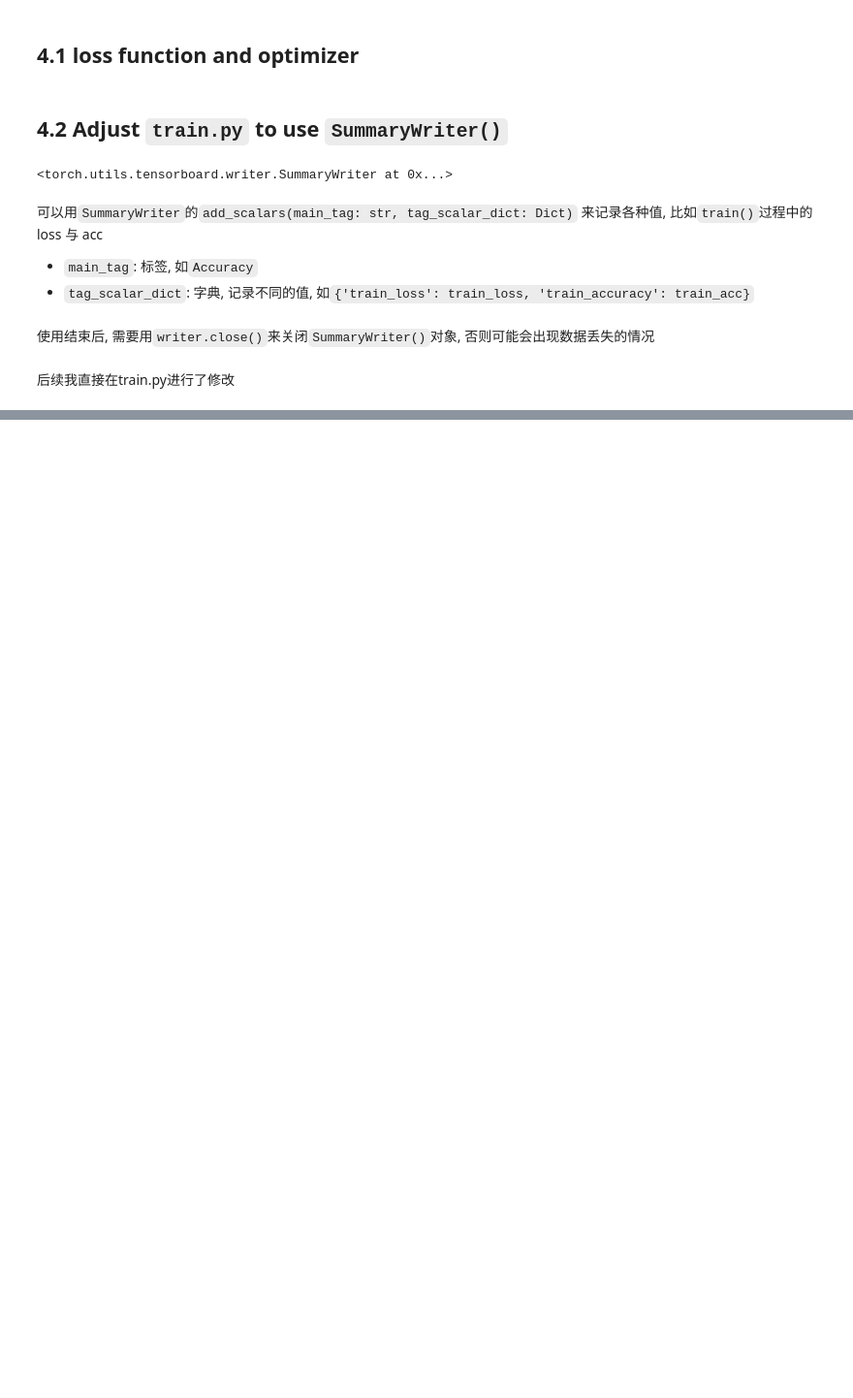
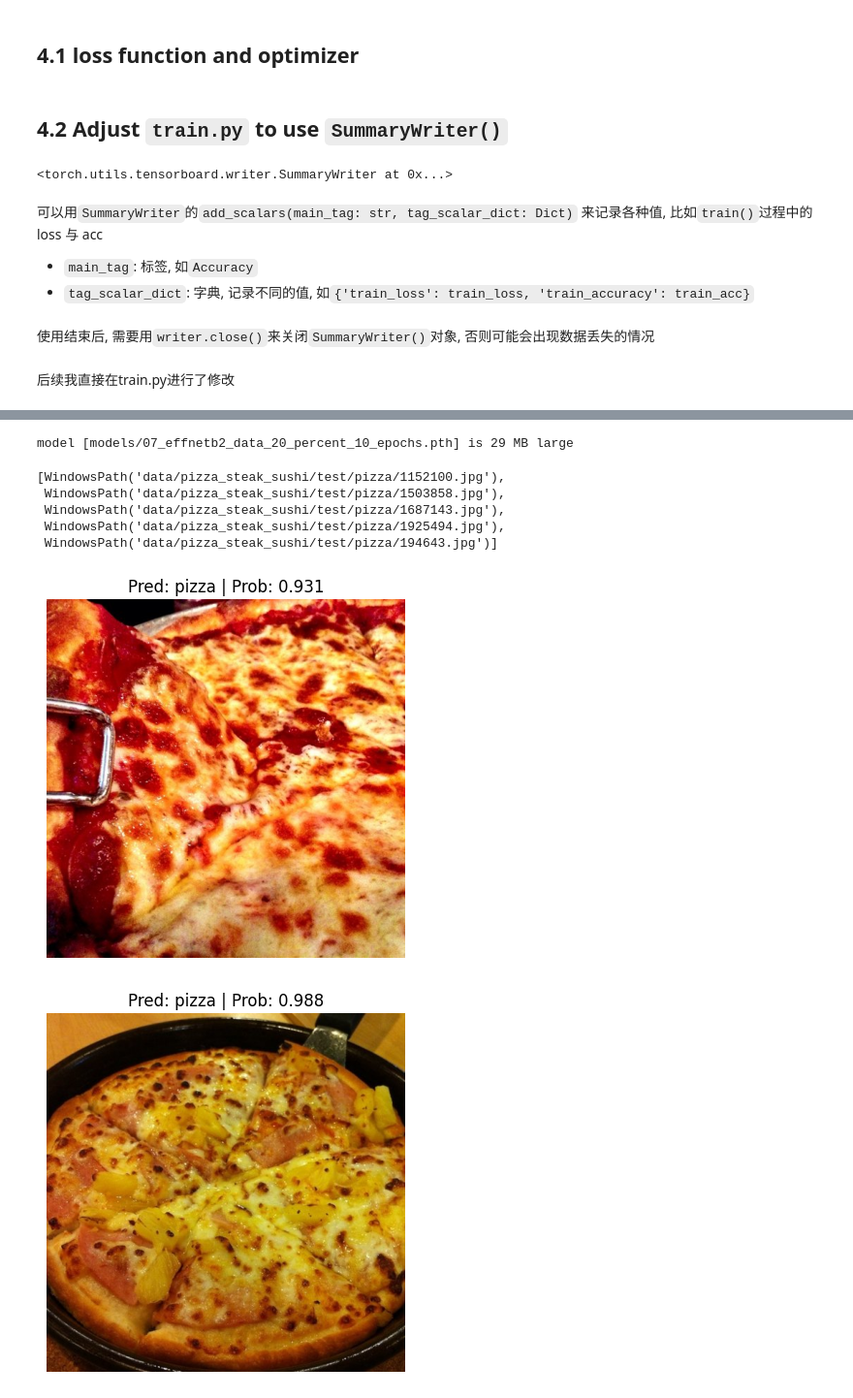
Before and after one commit to ReisenCW/Learn-MachineLearning, a Jupyter notebook: pytorch/07_pytorch_experiment_tracking/07_pytorch_experiment_tracking.ipynb, the cells around one changed output, grey strips where cells are left out. Shown at 97% size. Drawn from its saved outputs; the diff is of its cells as text; code cells hidden in the pictures; blank space fills up the shorter version.

Commit message:
feat: 实现07_pytorch_experiment_tracking的视频部分

```diff
--- a/pytorch/07_pytorch_experiment_tracking/07_pytorch_experiment_tracking.ipynb
+++ b/pytorch/07_pytorch_experiment_tracking/07_pytorch_experiment_tracking.ipynb
@@ -189,3 +188,6 @@ writer
 使用结束后, 需要用`writer.close()`来关闭`SummaryWriter()`对象, 否则可能会出现数据丢失的情况
 # %% [markdown]
 后续我直接在train.py进行了修改
+# %%
+from going_modular import engine
+model_results = engine.train(model, train_dataloader, test_dataloader, optimizer, loss_fn, 5, device)
@@ -191,0 +468,24 @@ writer
+# %%
+from going_modular import utils
+from going_modular import engine
+
+experiment_number = 0
+
+for dataloader_name, train_dataloader in train_dataloaders.items():
+    for epochs in num_epochs:
+        for (model_name, model) in models.items():
+            experiment_number += 1
+            print(f"[INFO] Experiment number: {experiment_number}")
+            print(f"[INFO] Model: {model_name}")
+            print(f"[INFO] DataLoader: {dataloader_name}")
+            print(f"[INFO] Number of epochs: {epochs}")
+
+            loss_fn = nn.CrossEntropyLoss()
+            optimizer = torch.optim.Adam(model.parameters(), lr=0.001)
+
+            engine.train(model, train_dataloader, test_dataloader, optimizer, loss_fn, epochs, device, writer=create_writer(dataloader_name, model_name, f"{epochs} epochs"))
+            save_filepath = f"07_{model_name}_{dataloader_name}_{epochs}_epochs.pth"
+            utils.save_model(model=model,
+                       target_dir="models",
+                       model_name=save_filepath)
+            print("-"*50 + "\n")
@@ -191,0 +626,4 @@ writer
+# %%
+eff_b2_model_loaded = create_effnetb2().to(device)
+eff_b2_model_loaded.load_state_dict(torch.load("models/07_effnetb2_data_20_percent_10_epochs.pth"))
+eff_b2_model_loaded
@@ -191,0 +648,26 @@ writer
+# %%
+eff_b2_model_loaded_size = Path("models/07_effnetb2_data_20_percent_10_epochs.pth").stat().st_size // (1024 * 1024)
+print(f"model [models/07_effnetb2_data_20_percent_10_epochs.pth] is {eff_b2_model_loaded_size} MB large")
+# %% [output]
+model [models/07_effnetb2_data_20_percent_10_epochs.pth] is 29 MB large
+# %%
+test_image_path_list = list(Path(TEST_DIR).glob("*/*.jpg"))
+test_image_path_list[:5]
+# %% [output]
+[WindowsPath('data/pizza_steak_sushi/test/pizza/1152100.jpg'),
+ WindowsPath('data/pizza_steak_sushi/test/pizza/1503858.jpg'),
+ WindowsPath('data/pizza_steak_sushi/test/pizza/1687143.jpg'),
+ WindowsPath('data/pizza_steak_sushi/test/pizza/1925494.jpg'),
+ WindowsPath('data/pizza_steak_sushi/test/pizza/194643.jpg')]
+# %%
+from going_modular import predictions
+import random
+random.seed(RANDOM_SEED)
+
+random_image_list = random.sample(test_image_path_list, k=5)
+
+for image_path in random_image_list:
+    predictions.pred_and_plot_image(eff_b2_model_loaded, image_path, class_names, (224, 224), simple_transform)
+# %% [output]
+[figure, added]
+[figure, added]
```
Also changed, not shown: parts of 27 cells of this notebook, 7 other files.
